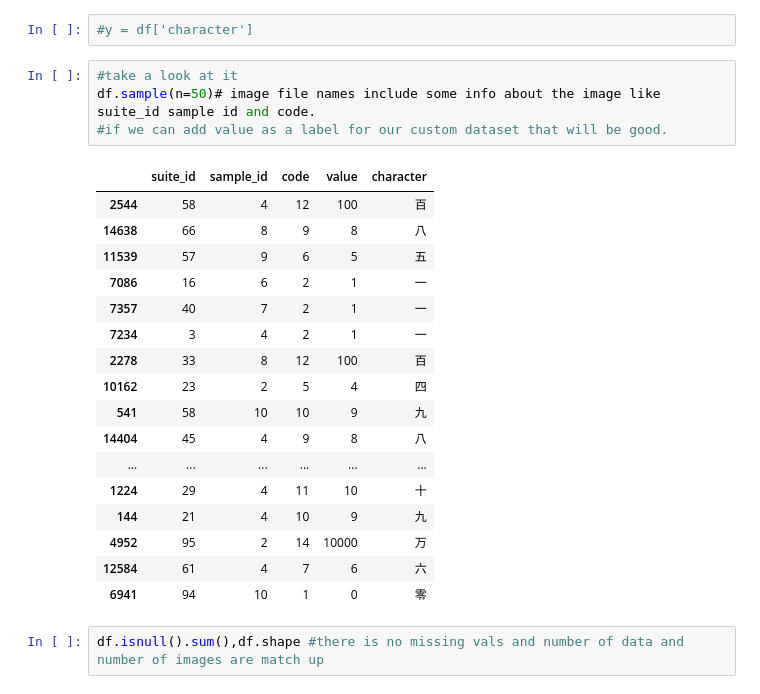
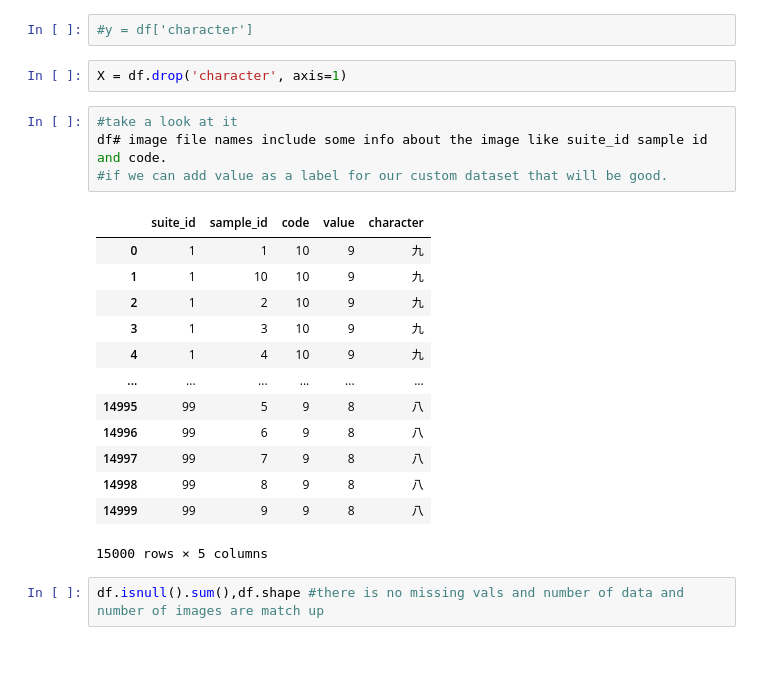
Before and after one commit to remre/StriveSchool-ai, a Jupyter notebook: w6_deepl/benchmarkproject/ChineseMnistCNN.ipynb, the cells around one changed output. Drawn from its saved outputs; the diff is of its cells as text; blank space fills up the shorter version.

```diff
--- a/w6_deepl/benchmarkproject/ChineseMnistCNN.ipynb
+++ b/w6_deepl/benchmarkproject/ChineseMnistCNN.ipynb
@@ -36,28 +36,26 @@ with zipfile.ZipFile('/content/chinese-mnist.zip', 'r') as zip_ref:
 df = pd.read_csv('chinese_mnist.csv',sep=',')
 # %%
 #y = df['character']
+# %%
+X = df.drop('character', axis=1)
 # %%
 #take a look at it
-df.sample(n=50)# image file names include some info about the image like suite_id sample id and code.
+df# image file names include some info about the image like suite_id sample id and code.
 #if we can add value as a label for our custom dataset that will be good.
 # %% [output]
 |  | suite_id | sample_id | code | value | character |
-| 2544 | 58 | 4 | 12 | 100 | 百 |
-| 14638 | 66 | 8 | 9 | 8 | 八 |
-| 11539 | 57 | 9 | 6 | 5 | 五 |
-| 7086 | 16 | 6 | 2 | 1 | 一 |
-| 7357 | 40 | 7 | 2 | 1 | 一 |
-| 7234 | 3 | 4 | 2 | 1 | 一 |
-| 2278 | 33 | 8 | 12 | 100 | 百 |
-| 10162 | 23 | 2 | 5 | 4 | 四 |
-| 541 | 58 | 10 | 10 | 9 | 九 |
-| 14404 | 45 | 4 | 9 | 8 | 八 |
+| 0 | 1 | 1 | 10 | 9 | 九 |
+| 1 | 1 | 10 | 10 | 9 | 九 |
+| 2 | 1 | 2 | 10 | 9 | 九 |
+| 3 | 1 | 3 | 10 | 9 | 九 |
+| 4 | 1 | 4 | 10 | 9 | 九 |
 | ... | ... | ... | ... | ... | ... |
-| 1224 | 29 | 4 | 11 | 10 | 十 |
-| 144 | 21 | 4 | 10 | 9 | 九 |
-| 4952 | 95 | 2 | 14 | 10000 | 万 |
-| 12584 | 61 | 4 | 7 | 6 | 六 |
-| 6941 | 94 | 10 | 1 | 0 | 零 |
+| 14995 | 99 | 5 | 9 | 8 | 八 |
+| 14996 | 99 | 6 | 9 | 8 | 八 |
+| 14997 | 99 | 7 | 9 | 8 | 八 |
+| 14998 | 99 | 8 | 9 | 8 | 八 |
+| 14999 | 99 | 9 | 9 | 8 | 八 |
+15000 rows × 5 columns
 # %%
 df.isnull().sum(),df.shape #there is no missing vals and number of data and number of images are match up
 # %% [output]
```
Also changed, not shown: parts of 11 cells of this notebook.
